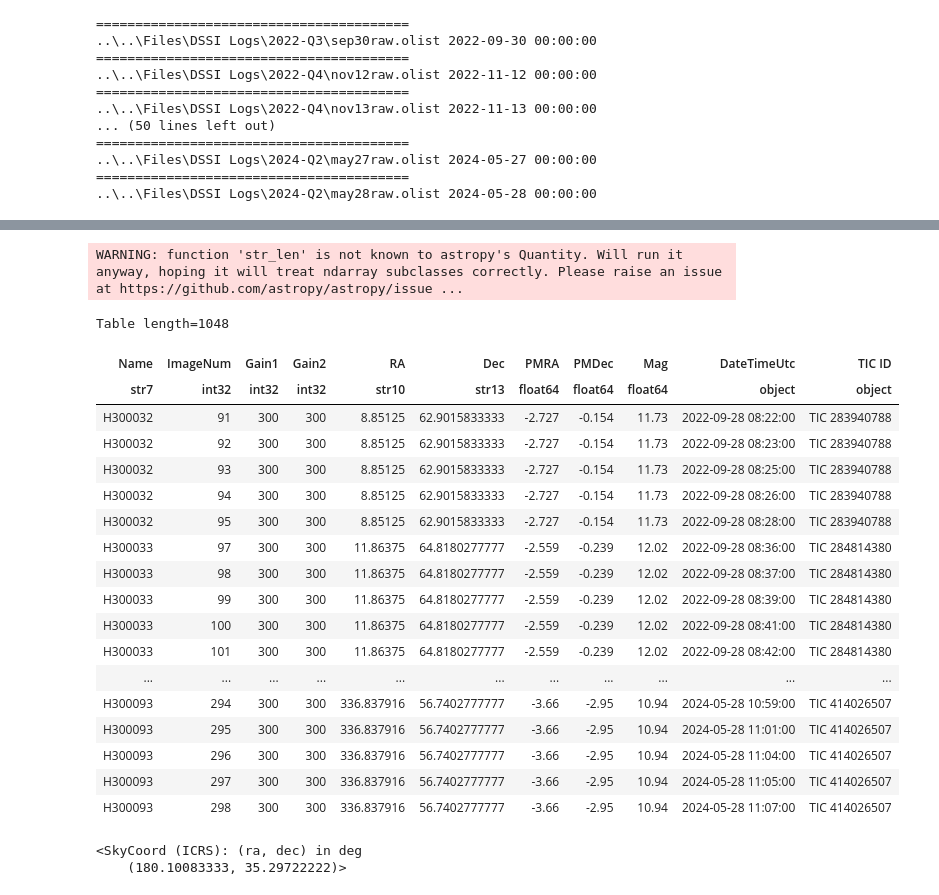
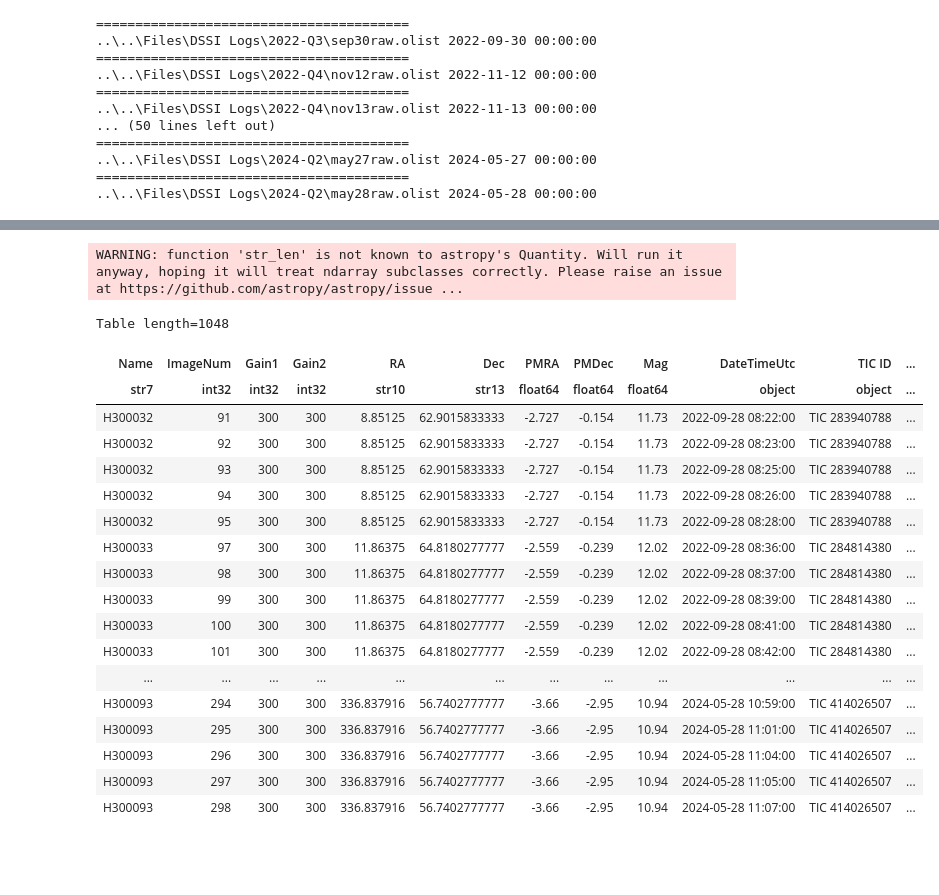
Before and after one commit to CvillePaul/Work, a Jupyter notebook: Process DSSI olist logs/Process DSSI olist logs.ipynb, the cells around one changed output, grey strips where cells are left out. Drawn from its saved outputs; the diff is of its cells as text; code cells hidden in the pictures; blank space fills up the shorter version.

Commit message:
feat: Added byear column and converted coords to decimal

```diff
--- a/Process DSSI olist logs/Process DSSI olist logs.ipynb
+++ b/Process DSSI olist logs/Process DSSI olist logs.ipynb
@@ -43,44 +51,43 @@ with open("DSSI observations.txt", mode="w") as obs:
 # %%
 observations = Table.read("DSSI observations.csv")
 tic_observations = observations[np.char.find(observations["Notes"], "TIC") >= 0]
 
-tic_observations = tic_observations[~(tic_observations["Name"] == "H300111")]
+tic_observations = tic_observations[~(tic_observations["Name"] == "H300111")] #bad time format
 
 tic_observations["DateTimeUtc"] = None
 tic_observations["TIC ID"] = None
+tic_observations["BYear"] = None
+
 for row in tic_observations:
-    row["DateTimeUtc"] = datetime.strptime(row["Date"]+row["Time"], "%Y%b%d%H:%M")
+    datetimeutc = datetime.strptime(row["Date"]+row["Time"], "%Y%b%d%H:%M")
+    row["DateTimeUtc"] = datetimeutc
+    row["BYear"] = Time(datetimeutc, format="datetime").byear
     row["TIC ID"] = "TIC " + re.findall("[#]*TIC[ ]*[ID ]*[=]*[ ]*([0-9]+)", row["Notes"])[0]
     coord = SkyCoord(ra=row["RA"], dec=row["Dec"], unit=[u.hourangle, u.deg])
     row["RA"] = coord.ra
     row["Dec"] = coord.dec
 
 tic_observations.remove_columns(["Date", "Time", "Notes"])
 tic_observations.write("TIC observations.csv", overwrite=True)
 tic_observations
 # %% [output]
 WARNING: function 'str_len' is not known to astropy's Quantity. Will run it anyway, hoping it will treat ndarray subclasses correctly. Please raise an issue at https://github.com/astropy/astropy/issue ...
 Table length=1048
-| Name | ImageNum | Gain1 | Gain2 | RA | Dec | PMRA | PMDec | Mag | DateTimeUtc | TIC ID |
-| str7 | int32 | int32 | int32 | str10 | str13 | float64 | float64 | float64 | object | object |
-| H300032 | 91 | 300 | 300 | 8.85125 | 62.9015833333 | -2.727 | -0.154 | 11.73 | 2022-09-28 08:22:00 | TIC 283940788 |
-| H300032 | 92 | 300 | 300 | 8.85125 | 62.9015833333 | -2.727 | -0.154 | 11.73 | 2022-09-28 08:23:00 | TIC 283940788 |
-| H300032 | 93 | 300 | 300 | 8.85125 | 62.9015833333 | -2.727 | -0.154 | 11.73 | 2022-09-28 08:25:00 | TIC 283940788 |
-| H300032 | 94 | 300 | 300 | 8.85125 | 62.9015833333 | -2.727 | -0.154 | 11.73 | 2022-09-28 08:26:00 | TIC 283940788 |
-| H300032 | 95 | 300 | 300 | 8.85125 | 62.9015833333 | -2.727 | -0.154 | 11.73 | 2022-09-28 08:28:00 | TIC 283940788 |
-| H300033 | 97 | 300 | 300 | 11.86375 | 64.8180277777 | -2.559 | -0.239 | 12.02 | 2022-09-28 08:36:00 | TIC 284814380 |
-| H300033 | 98 | 300 | 300 | 11.86375 | 64.8180277777 | -2.559 | -0.239 | 12.02 | 2022-09-28 08:37:00 | TIC 284814380 |
-| H300033 | 99 | 300 | 300 | 11.86375 | 64.8180277777 | -2.559 | -0.239 | 12.02 | 2022-09-28 08:39:00 | TIC 284814380 |
-| H300033 | 100 | 300 | 300 | 11.86375 | 64.8180277777 | -2.559 | -0.239 | 12.02 | 2022-09-28 08:41:00 | TIC 284814380 |
-| H300033 | 101 | 300 | 300 | 11.86375 | 64.8180277777 | -2.559 | -0.239 | 12.02 | 2022-09-28 08:42:00 | TIC 284814380 |
-| ... | ... | ... | ... | ... | ... | ... | ... | ... | ... | ... |
-| H300093 | 294 | 300 | 300 | 336.837916 | 56.7402777777 | -3.66 | -2.95 | 10.94 | 2024-05-28 10:59:00 | TIC 414026507 |
-| H300093 | 295 | 300 | 300 | 336.837916 | 56.7402777777 | -3.66 | -2.95 | 10.94 | 2024-05-28 11:01:00 | TIC 414026507 |
-| H300093 | 296 | 300 | 300 | 336.837916 | 56.7402777777 | -3.66 | -2.95 | 10.94 | 2024-05-28 11:04:00 | TIC 414026507 |
-| H300093 | 297 | 300 | 300 | 336.837916 | 56.7402777777 | -3.66 | -2.95 | 10.94 | 2024-05-28 11:05:00 | TIC 414026507 |
-| H300093 | 298 | 300 | 300 | 336.837916 | 56.7402777777 | -3.66 | -2.95 | 10.94 | 2024-05-28 11:07:00 | TIC 414026507 |
+| Name | ImageNum | Gain1 | Gain2 | RA | Dec | PMRA | PMDec | Mag | DateTimeUtc | TIC ID | ... |
+| str7 | int32 | int32 | int32 | str10 | str13 | float64 | float64 | float64 | object | object | ... |
+| H300032 | 91 | 300 | 300 | 8.85125 | 62.9015833333 | -2.727 | -0.154 | 11.73 | 2022-09-28 08:22:00 | TIC 283940788 | ... |
+| H300032 | 92 | 300 | 300 | 8.85125 | 62.9015833333 | -2.727 | -0.154 | 11.73 | 2022-09-28 08:23:00 | TIC 283940788 | ... |
+| H300032 | 93 | 300 | 300 | 8.85125 | 62.9015833333 | -2.727 | -0.154 | 11.73 | 2022-09-28 08:25:00 | TIC 283940788 | ... |
+| H300032 | 94 | 300 | 300 | 8.85125 | 62.9015833333 | -2.727 | -0.154 | 11.73 | 2022-09-28 08:26:00 | TIC 283940788 | ... |
+| H300032 | 95 | 300 | 300 | 8.85125 | 62.9015833333 | -2.727 | -0.154 | 11.73 | 2022-09-28 08:28:00 | TIC 283940788 | ... |
+| H300033 | 97 | 300 | 300 | 11.86375 | 64.8180277777 | -2.559 | -0.239 | 12.02 | 2022-09-28 08:36:00 | TIC 284814380 | ... |
+| H300033 | 98 | 300 | 300 | 11.86375 | 64.8180277777 | -2.559 | -0.239 | 12.02 | 2022-09-28 08:37:00 | TIC 284814380 | ... |
+| H300033 | 99 | 300 | 300 | 11.86375 | 64.8180277777 | -2.559 | -0.239 | 12.02 | 2022-09-28 08:39:00 | TIC 284814380 | ... |
+| H300033 | 100 | 300 | 300 | 11.86375 | 64.8180277777 | -2.559 | -0.239 | 12.02 | 2022-09-28 08:41:00 | TIC 284814380 | ... |
+| H300033 | 101 | 300 | 300 | 11.86375 | 64.8180277777 | -2.559 | -0.239 | 12.02 | 2022-09-28 08:42:00 | TIC 284814380 | ... |
+| ... | ... | ... | ... | ... | ... | ... | ... | ... | ... | ... | ... |
+| H300093 | 294 | 300 | 300 | 336.837916 | 56.7402777777 | -3.66 | -2.95 | 10.94 | 2024-05-28 10:59:00 | TIC 414026507 | ... |
+| H300093 | 295 | 300 | 300 | 336.837916 | 56.7402777777 | -3.66 | -2.95 | 10.94 | 2024-05-28 11:01:00 | TIC 414026507 | ... |
+| H300093 | 296 | 300 | 300 | 336.837916 | 56.7402777777 | -3.66 | -2.95 | 10.94 | 2024-05-28 11:04:00 | TIC 414026507 | ... |
+| H300093 | 297 | 300 | 300 | 336.837916 | 56.7402777777 | -3.66 | -2.95 | 10.94 | 2024-05-28 11:05:00 | TIC 414026507 | ... |
+| H300093 | 298 | 300 | 300 | 336.837916 | 56.7402777777 | -3.66 | -2.95 | 10.94 | 2024-05-28 11:07:00 | TIC 414026507 | ... |
-# %%
-SkyCoord(ra="12:00:24.2", dec="+35:17:50", unit=[u.hourangle, u.deg])
-# %% [output]
-<SkyCoord (ICRS): (ra, dec) in deg
-    (180.10083333, 35.29722222)>
```
Also changed, not shown: parts of 3 cells of this notebook.
